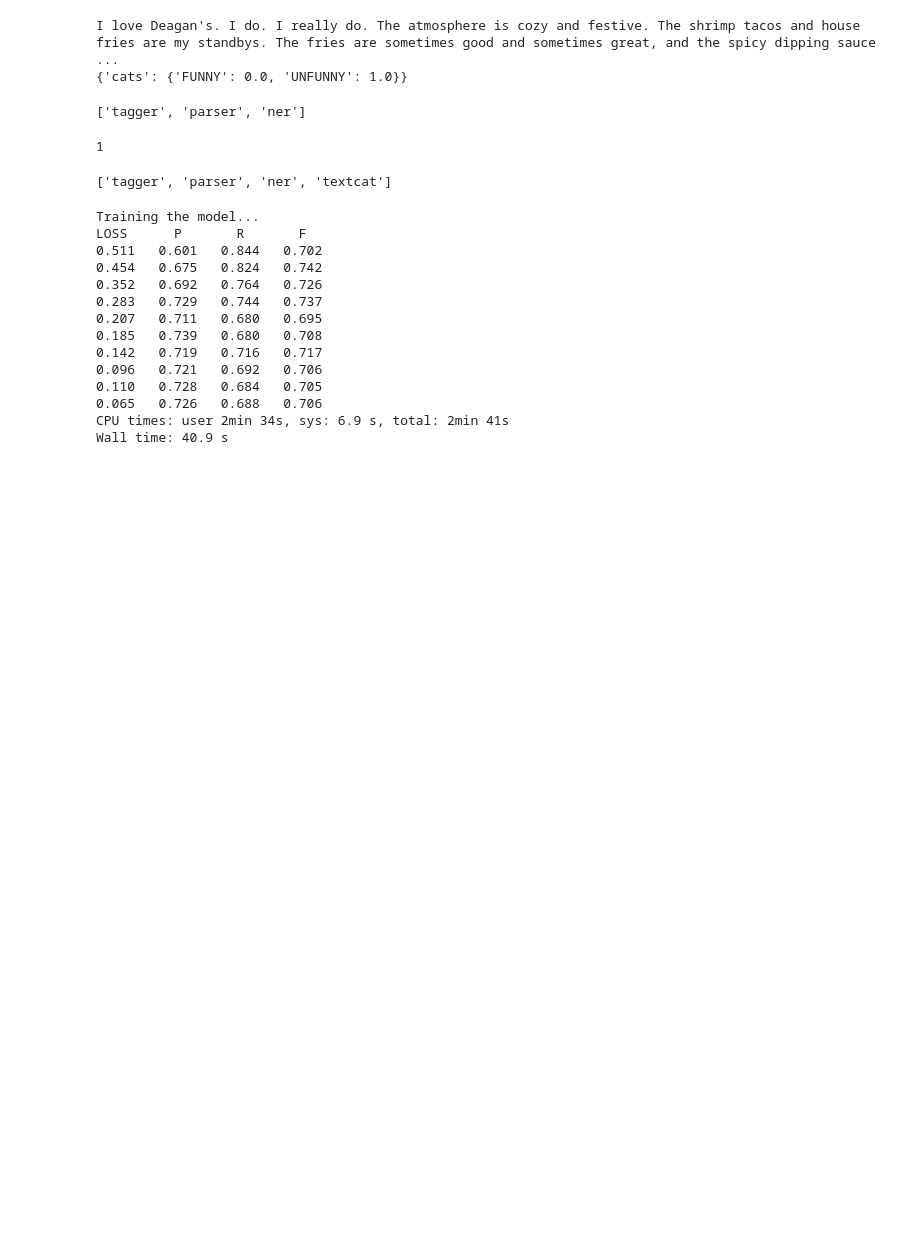
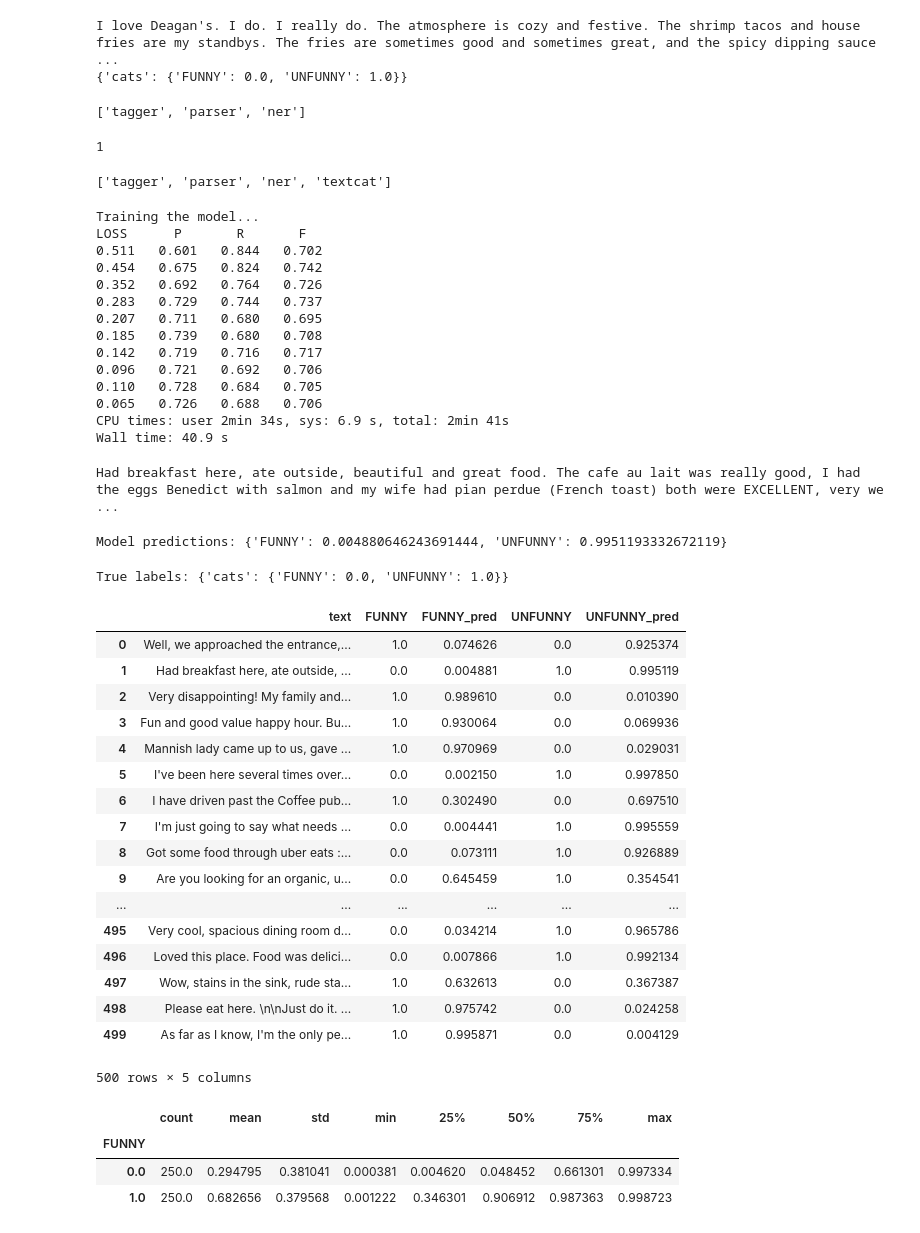
Before and after one commit to sushtend/100-days-of-ml-code, a Jupyter notebook: code/projects/Yelp Reviews - NLP/Yelp Analysis NLP.ipynb, the cells around one changed output. Drawn from its saved outputs; the diff is of its cells as text; code cells hidden in the pictures; blank space fills up the shorter version.

```diff
--- a/code/projects/Yelp Reviews - NLP/Yelp Analysis NLP.ipynb
+++ b/code/projects/Yelp Reviews - NLP/Yelp Analysis NLP.ipynb
@@ -1354,3 +1354,72 @@ LOSS      P       R       F
 0.065   0.726   0.688   0.706
 CPU times: user 2min 34s, sys: 6.9 s, total: 2min 41s
 Wall time: 40.9 s
+# %%
+test_reviews,test_cats = zip(*test_data)
+# %%
+test_docs =[nlp(review, disable=original_pipe_names) for review in test_reviews]
+# %%
+test_docs[1]
+# %% [output]
+Had breakfast here, ate outside, beautiful and great food. The cafe au lait was really good, I had the eggs Benedict with salmon and my wife had pian perdue (French toast) both were EXCELLENT, very we ...
+# %%
+print('Model predictions:', test_docs[1].cats)
+# %% [output]
+Model predictions: {'FUNNY': 0.004880646243691444, 'UNFUNNY': 0.9951193332672119}
+# %%
+print('True labels:', test_cats[1])
+# %% [output]
+True labels: {'cats': {'FUNNY': 0.0, 'UNFUNNY': 1.0}}
+# %%
+test_funny_labels = [cats['cats']['FUNNY'] for cats in test_cats]
+test_unfunny_labels = [cats['cats']['UNFUNNY'] for cats in test_cats]
+
+test_funny_preds = [doc.cats['FUNNY'] for doc in test_docs]
+test_unfunny_preds = [doc.cats['UNFUNNY'] for doc in test_docs]
+
+test_df = pd.DataFrame(
+     zip(
+        test_reviews,
+        test_funny_labels,
+        test_funny_preds,
+        test_unfunny_labels,
+        test_unfunny_preds
+        ),
+    columns = [
+        'text',
+        'FUNNY',
+        'FUNNY_pred',
+        'UNFUNNY',
+        'UNFUNNY_pred'
+        ]
+    )
+
+test_df
+# %% [output]
+|  | text | FUNNY | FUNNY_pred | UNFUNNY | UNFUNNY_pred |
+| 0 | Well, we approached the entrance,... | 1.0 | 0.074626 | 0.0 | 0.925374 |
+| 1 | Had breakfast here, ate outside, ... | 0.0 | 0.004881 | 1.0 | 0.995119 |
+| 2 | Very disappointing! My family and... | 1.0 | 0.989610 | 0.0 | 0.010390 |
+| 3 | Fun and good value happy hour. Bu... | 1.0 | 0.930064 | 0.0 | 0.069936 |
+| 4 | Mannish lady came up to us, gave ... | 1.0 | 0.970969 | 0.0 | 0.029031 |
+| 5 | I've been here several times over... | 0.0 | 0.002150 | 1.0 | 0.997850 |
+| 6 | I have driven past the Coffee pub... | 1.0 | 0.302490 | 0.0 | 0.697510 |
+| 7 | I'm just going to say what needs ... | 0.0 | 0.004441 | 1.0 | 0.995559 |
+| 8 | Got some food through uber eats :... | 0.0 | 0.073111 | 1.0 | 0.926889 |
+| 9 | Are you looking for an organic, u... | 0.0 | 0.645459 | 1.0 | 0.354541 |
+| ... | ... | ... | ... | ... | ... |
+| 495 | Very cool, spacious dining room d... | 0.0 | 0.034214 | 1.0 | 0.965786 |
+| 496 | Loved this place. Food was delici... | 0.0 | 0.007866 | 1.0 | 0.992134 |
+| 497 | Wow, stains in the sink, rude sta... | 1.0 | 0.632613 | 0.0 | 0.367387 |
+| 498 | Please eat here. \n\nJust do it. ... | 1.0 | 0.975742 | 0.0 | 0.024258 |
+| 499 | As far as I know, I'm the only pe... | 1.0 | 0.995871 | 0.0 | 0.004129 |
+500 rows × 5 columns
+# %%
+grouped = test_df.groupby("FUNNY")["FUNNY_pred"].describe()
+
+grouped
+# %% [output]
+|  | count | mean | std | min | 25% | 50% | 75% | max |
+| FUNNY |  |  |  |  |  |  |  |  |
+| 0.0 | 250.0 | 0.294795 | 0.381041 | 0.000381 | 0.004620 | 0.048452 | 0.661301 | 0.997334 |
+| 1.0 | 250.0 | 0.682656 | 0.379568 | 0.001222 | 0.346301 | 0.906912 | 0.987363 | 0.998723 |
```
Also changed, not shown: parts of 9 cells of this notebook.
